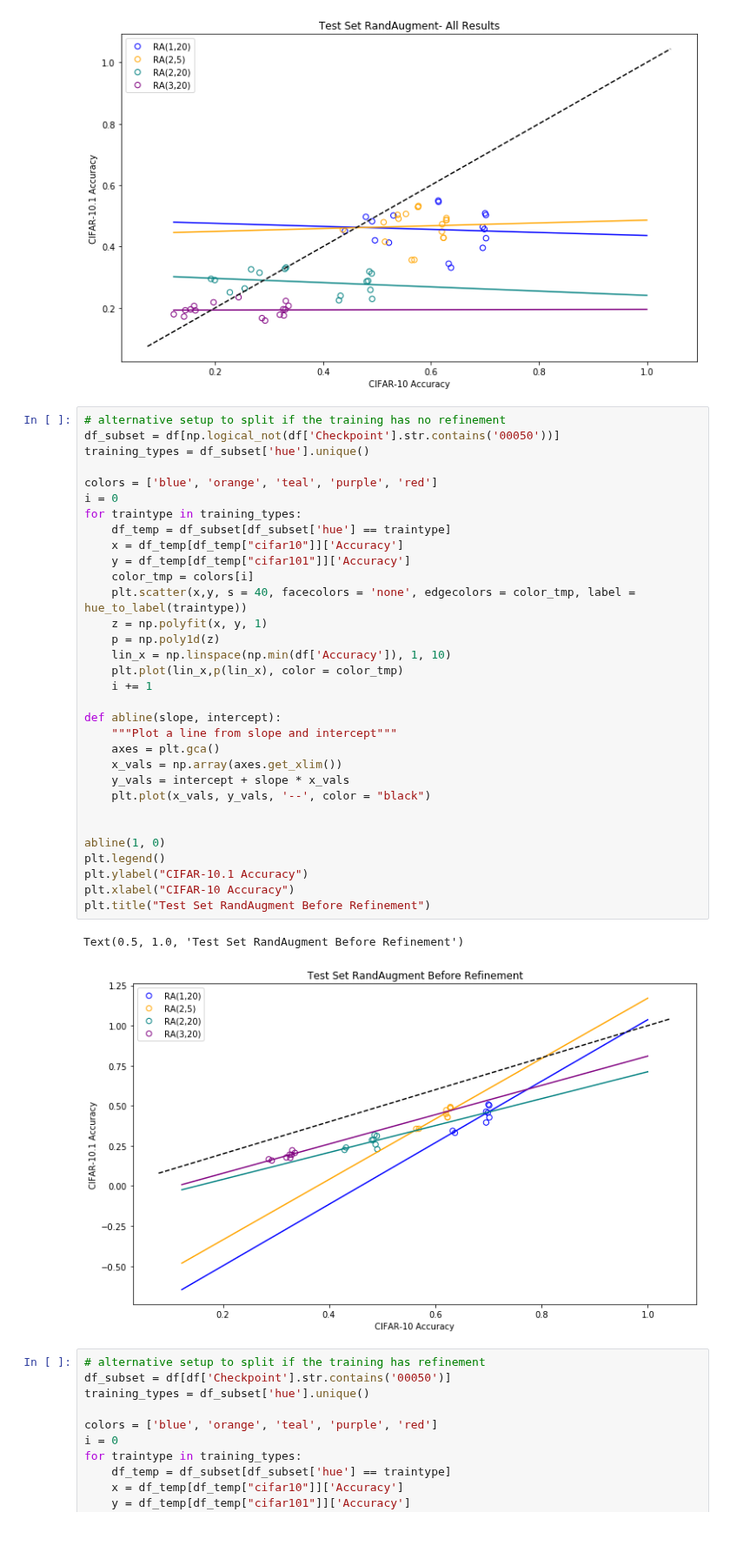
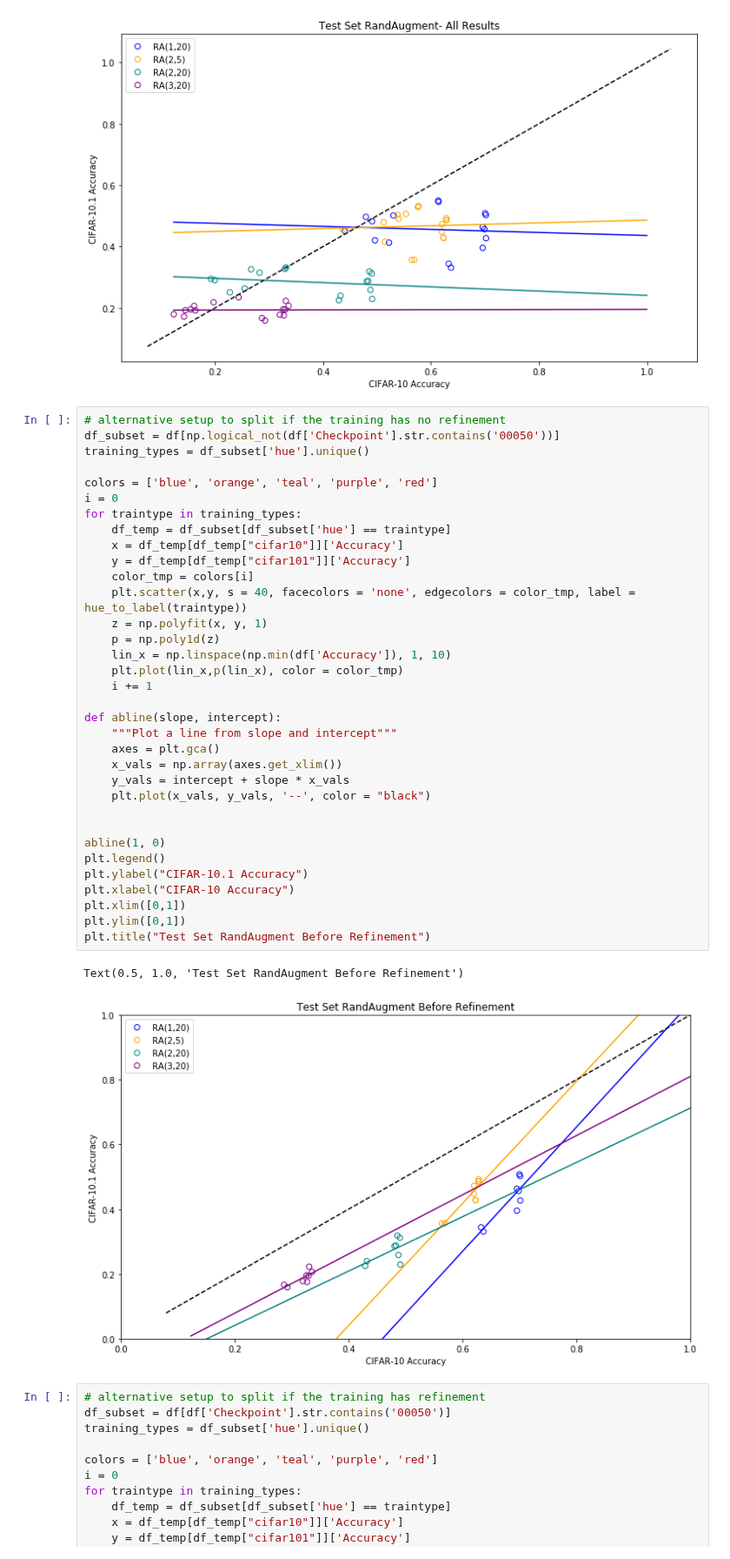
Before and after one commit to danzisar/w210-capstone, a Jupyter notebook: analysis/Results_scatterplot.ipynb, the cells around one changed output. Shown at 87% size. Saved outputs shown, nothing was run; the diff lists cells and outputs as text; blank space fills up the shorter version.

```diff
--- a/analysis/Results_scatterplot.ipynb
+++ b/analysis/Results_scatterplot.ipynb
@@ -474,34 +474,36 @@ training_types = df_subset['hue'].unique()
 
 colors = ['blue', 'orange', 'teal', 'purple', 'red']
 i = 0
 for traintype in training_types:
     df_temp = df_subset[df_subset['hue'] == traintype]
     x = df_temp[df_temp["cifar10"]]['Accuracy']
     y = df_temp[df_temp["cifar101"]]['Accuracy']
     color_tmp = colors[i]
     plt.scatter(x,y, s = 40, facecolors = 'none', edgecolors = color_tmp, label = hue_to_label(traintype))
     z = np.polyfit(x, y, 1)
     p = np.poly1d(z)
     lin_x = np.linspace(np.min(df['Accuracy']), 1, 10)
     plt.plot(lin_x,p(lin_x), color = color_tmp)
     i += 1
 
 def abline(slope, intercept):
     """Plot a line from slope and intercept"""
     axes = plt.gca()
     x_vals = np.array(axes.get_xlim())
     y_vals = intercept + slope * x_vals
     plt.plot(x_vals, y_vals, '--', color = "black")
 
 
 abline(1, 0)
 plt.legend()
 plt.ylabel("CIFAR-10.1 Accuracy")
 plt.xlabel("CIFAR-10 Accuracy")
+plt.xlim([0,1])
+plt.ylim([0,1])
 plt.title("Test Set RandAugment Before Refinement")
 # %% [output]
 Text(0.5, 1.0, 'Test Set RandAugment Before Refinement')
-[figure, old version]
+[figure, new version]
 # %%
 # alternative setup to split if the training has refinement
 df_subset = df[df['Checkpoint'].str.contains('00050')]
```
